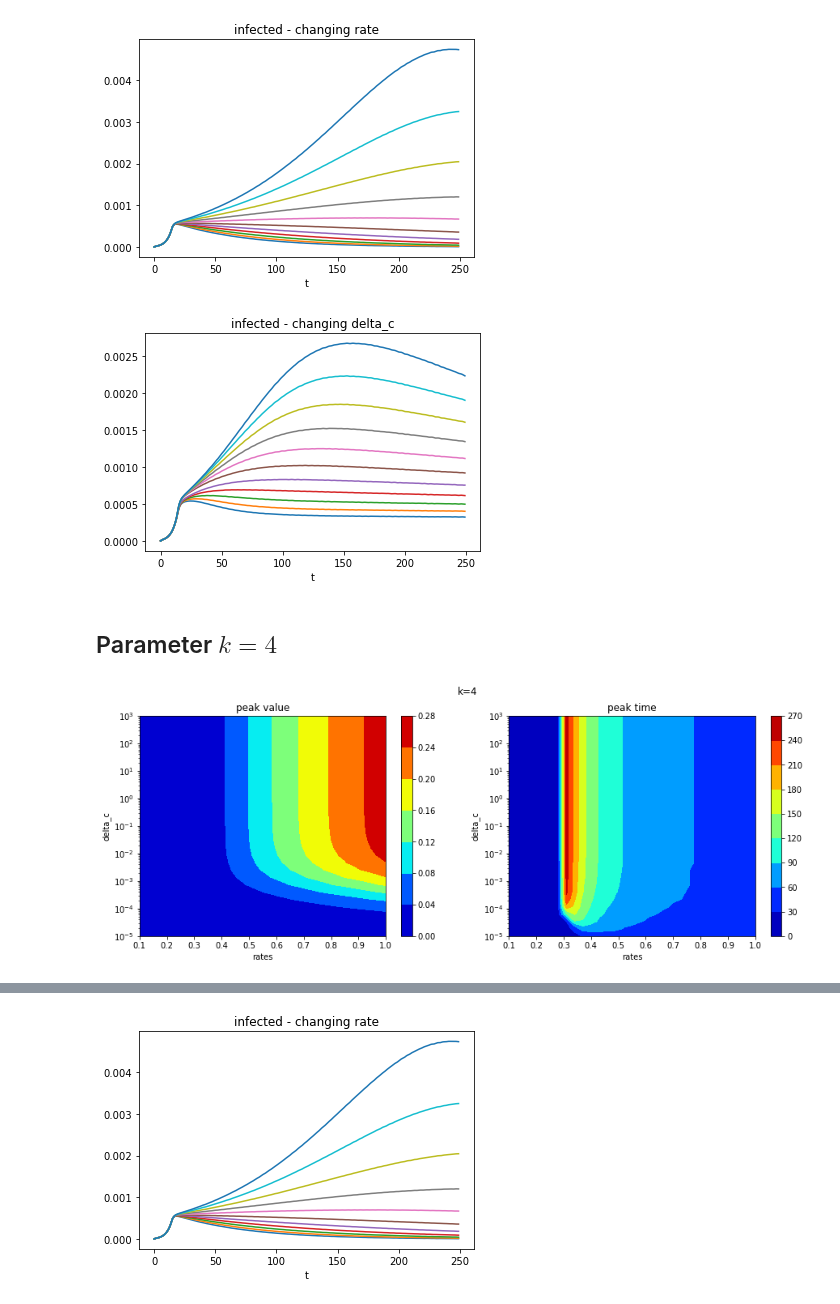
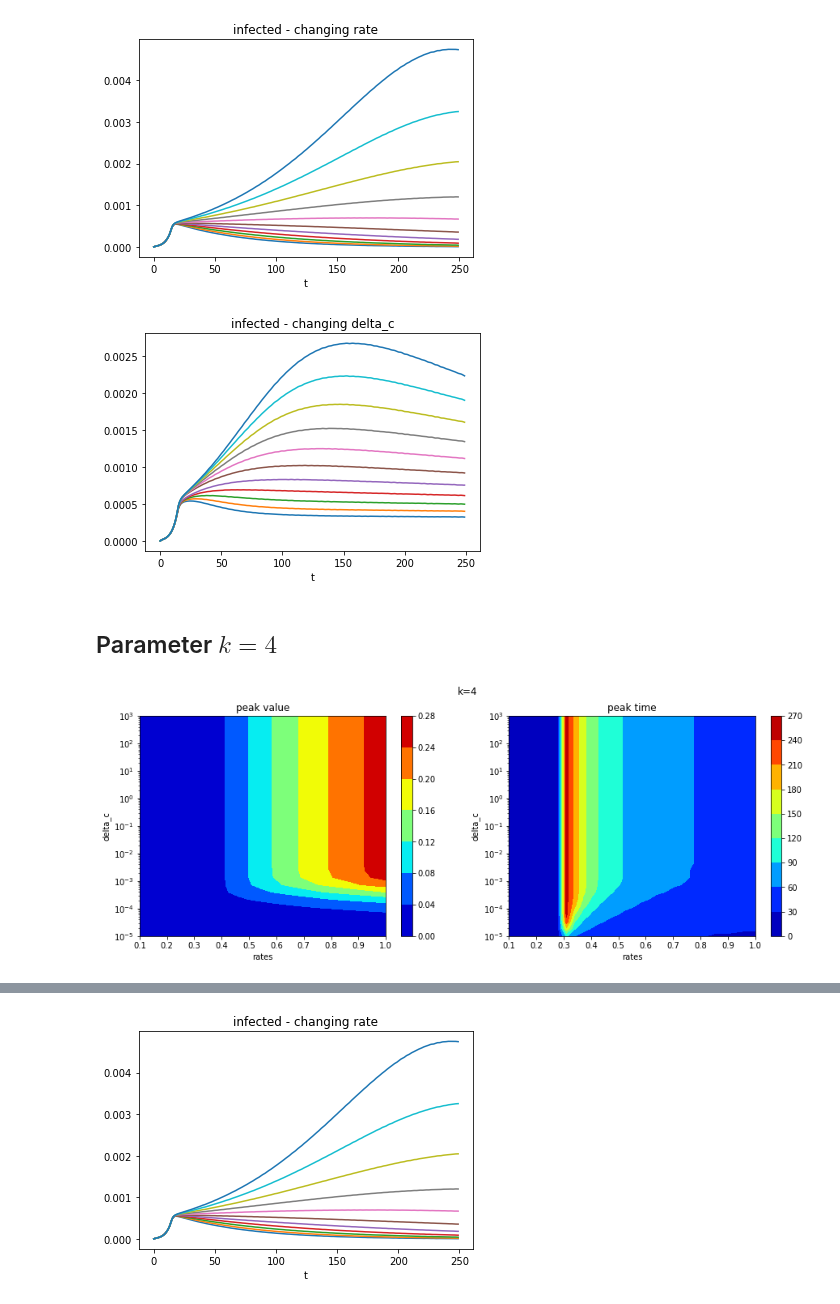
Before and after one commit to giuliacampesan/LDEProject, a Jupyter notebook: LDE_Project.ipynb, the cells around one changed output, grey strips where cells are left out. Cells and saved outputs as stored; diff of their text form; code cells hidden in the pictures.

```diff
--- a/LDE_Project.ipynb
+++ b/LDE_Project.ipynb
@@ -307,8 +120,7 @@ peak_values = np.zeros((len(delta_c), len(rates)))
 
 for i, delta in enumerate(delta_c):
     for j, r in enumerate(rates):
-        sol = solve_ivp(mymodel_hosp, [0,t_max], z0, dense_output=True, args=(beta, mu, gamma, fD, delta, k, nu, r, thrsld, t_thrsld))
-        #sol = solve_ivp(mymodel, [0, t_max], z0, dense_output=True, args=(beta, mu, gamma, fD, delta, k, nu, r))
+        sol = solve_ivp(mymodel_hosp, [0,t_max], z0, dense_output=True, args=(beta, mu, gamma, fD, delta, k, nu, r, t_thrsld))
         S, E, I, R, H, D = sol.sol(t)
         peak_time = np.argmax(I)
         peak_value = np.max(I)
@@ -395,8 +207,7 @@ plt.show()
 # %%
 # example of infected dynamics
 
-sol = solve_ivp(mymodel_hosp, [0,t_max], z0, dense_output=True, args=(beta, mu, gamma, fD, 1e-2, k, nu, 0.33, thrsld, t_thrsld))
-#sol = solve_ivp(mymodel, [0,t_max], z0, dense_output=True, args=(beta, mu, gamma, fD, 1e-2, k, nu, 0.33))
+sol = solve_ivp(mymodel_hosp, [0,t_max], z0, dense_output=True, args=(beta, mu, gamma, fD, 1e-6, k, nu, 0.31, t_thrsld))
 t = np.arange(t_max)
 S, E, I, R, H, D = sol.sol(t)
 peak_time = np.argmax(I)
@@ -408,4 +219,9 @@ plt.axvline(peak_time, color='r', linestyle='--',label='peak')
 plt.title('infected, delta_c=0.01 r=0.33')
 plt.xlabel('t')
 plt.show()
+
+plt.plot(t,H)
+plt.axvline(14, color = 'red')
+plt.xlabel('t')
+plt.show()
 # %% [output]
@@ -419,8 +236,7 @@ rates = np.linspace(0.25, 0.32, 11)
 
 Is = np.zeros(shape=(11, t_max))
 for i,r in enumerate(rates):
-    sol = solve_ivp(mymodel_hosp, [0,t_max], z0, dense_output=True, args=(beta, mu, gamma, fD, delta_c, k, nu, r, thrsld, t_thrsld))
-    #sol = solve_ivp(mymodel, [0,t_max], z0, dense_output=True, args=(beta, mu, gamma, fD, delta_c, k, nu, r))
+    sol = solve_ivp(mymodel_hosp, [0,t_max], z0, dense_output=True, args=(beta, mu, gamma, fD, delta_c, k, nu, r, t_thrsld))
     S, E, I, R, H, D = sol.sol(t)
     Is[i,:]=I
 
@@ -439,8 +255,7 @@ rates = 0.35
 
 Is = np.zeros(shape=(11, t_max))
 for i,delta in enumerate(delta_c):
-    sol = solve_ivp(mymodel_hosp, [0,t_max], z0, dense_output=True, args=(beta, mu, gamma, fD, delta, k, nu, rates, thrsld, t_thrsld))
-    #sol = solve_ivp(mymodel, [0,t_max], z0, dense_output=True, args=(beta, mu, gamma, fD, delta, k, nu, rates))
+    sol = solve_ivp(mymodel_hosp, [0,t_max], z0, dense_output=True, args=(beta, mu, gamma, fD, delta, k, nu, rates, t_thrsld))
     S, E, I, R, H, D = sol.sol(t)
     Is[i,:]=I
 
@@ -449,7 +264,7 @@ plt.xlabel('t')
 plt.title('infected - changing delta_c')
 plt.show()
 # %% [output]
-[figure, old version]
+[figure, new version]
 # %% [markdown]
 ## Parameter $k = 4$
 # %%
@@ -469,37 +284,36 @@ peak_values = np.zeros((len(delta_c), len(rates)))
 
 for i, delta in enumerate(delta_c):
     for j, r in enumerate(rates):
-        sol = solve_ivp(mymodel_hosp, [0,t_max], z0, dense_output=True, args=(beta, mu, gamma, fD, delta, k, nu, r, thrsld, t_thrsld))
-        #sol = solve_ivp(mymodel, [0, t_max], z0, dense_output=True, args=(beta, mu, gamma, fD, delta, k1, nu, r))
+        sol = solve_ivp(mymodel_hosp, [0,t_max], z0, dense_output=True, args=(beta, mu, gamma, fD, delta, k1, nu, r, t_thrsld))
         S, E, I, R, H, D = sol.sol(t)
         peak_time = np.argmax(I)
         peak_value = np.max(I)
         peak_times[i, j] = peak_time
         peak_values[i, j] = peak_value
 
 # plots
 fig, (ax1,ax2) = plt.subplots(1,2, figsize=(15,5))
 
 X, Y = np.meshgrid(rates, delta_c)
 
 f1 = ax1.contourf(X, Y, peak_values, cmap='jet')
 ax1.set_title('peak value')
 ax1.set_xlabel('rates')
 ax1.set_ylabel('delta_c')
 ax1.set_yscale('log')
 
 f2 = ax2.contourf(X, Y, peak_times, cmap='jet')
 ax2.set_title('peak time')
 ax2.set_xlabel('rates')
 ax2.set_ylabel('delta_c')
 ax2.set_yscale('log')
 
 fig.colorbar(f1, ax=ax1)
 fig.colorbar(f2, ax=ax2)
 fig.suptitle('k=4')
 plt.show()
 # %% [output]
-[figure, old version]
+[figure, new version]
 # %%
 # 3D plot
 fig, (ax1,ax2) = plt.subplots(1,2,figsize=(15,5),subplot_kw={"projection": "3d"})
```
Also changed, not shown: parts of 47 cells of this notebook.
